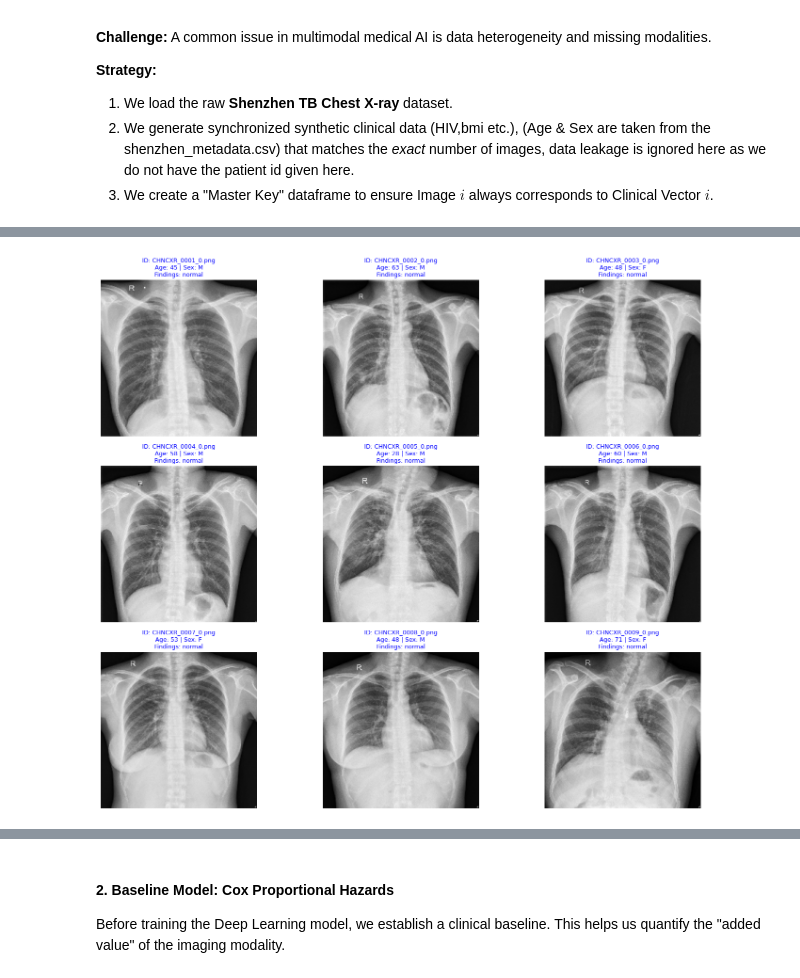
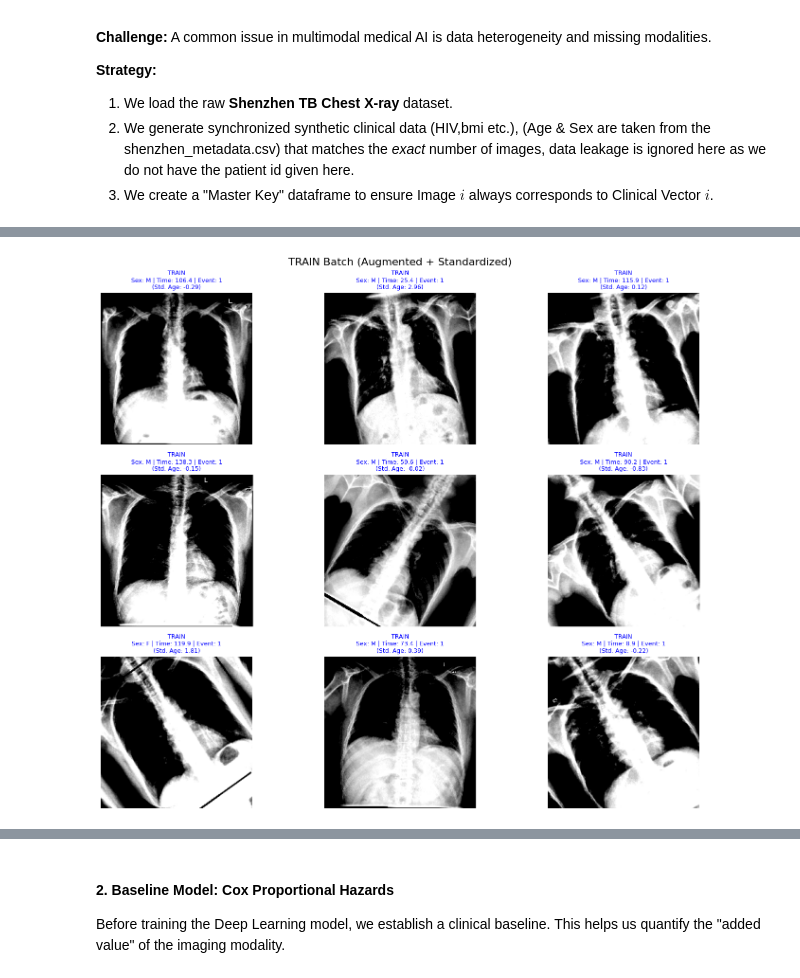
Before and after one commit to ikechukwuUE/tb-cxr-survival, a Jupyter notebook: notebooks/01_tb_cxr_survival.ipynb, the cells around one changed output, grey strips where cells are left out. Saved outputs shown, nothing was run; the diff lists cells and outputs as text; code cells hidden in the pictures.

```diff
--- a/notebooks/01_tb_cxr_survival.ipynb
+++ b/notebooks/01_tb_cxr_survival.ipynb
@@ -134,47 +139,61 @@ Total Images Found: 662
 # %%
 # ==========================================
-# CELL 5: Visualize Data
+# CELL 5: Visualizing Data Pipeline Outputs
 # ==========================================
-import matplotlib.pyplot as plt
 
-# 1. Grab the first batch of images
-# Since label_mode=None, this only returns the image tensor
-for batch_images in ds_images.take(1):
-    images = batch_images.numpy()
-    # images shape: (BATCH_SIZE, 224, 224, 3)
+def visualize_dataset(dataset, title_prefix="Train"):
+    # 1. Grab a single batch
+    (images, tabular), targets = next(iter(dataset))
 
-# 2. Grab the corresponding metadata
-# Because shuffle=False, the first batch corresponds to the first N rows of df
-batch_size_actual = len(images)
-batch_metadata = df.iloc[:batch_size_actual]
+    # Convert to numpy for plotting
+    images = images.numpy()
+    tabular = tabular.numpy()
+    targets = targets.numpy()
 
-# 3. Plot a grid
-plt.figure(figsize=(15, 12))
-for i in range(min(batch_size_actual, 9)): # Show top 9 images
-    ax = plt.subplot(3, 3, i + 1)
+    plt.figure(figsize=(15, 12))
 
-    # Display Image
-    plt.imshow(images[i])
+    # Show top 9 images
+    for i in range(min(9, len(images))):
+        ax = plt.subplot(3, 3, i + 1)
 
-    # Get Info from Dataframe
-    # We use .iloc to access the row by position
-    row = batch_metadata.iloc[i]
+        img = images[i]
 
-    # Create a descriptive title
-    # We truncate findings to 40 chars to keep it readable
-    findings_txt = str(row['findings'])
-    if len(findings_txt) > 40:
-        findings_txt = findings_txt[:37] + "..."
+        # VISUALIZATION TRICK:
+        # Standardized images have negative values (Mean=0, Std=1).
+        # We clip them to the [-3, 3] range (3 standard deviations)
+        # and normalize to [0, 1] just for human eyes to see them clearly.
+        # img_display = (img - img.min()) / (img.max() - img.min())
 
-    title_text = (
-        f"ID: {row.get('study_id', 'N/A')}\n"
-        f"Age: {row['age']} | Sex: {'M' if row['sex']==1 else 'F'}\n"
-        f"Findings: {findings_txt}"
-    )
+        plt.imshow(img)
 
-    plt.title(title_text, fontsize=9, color='blue')
-    plt.axis("off")
+        # Get metadata for Title
+        # Tabular cols order: [age, bmi, hemoglobin, albumin, sex, hiv, diabetes, ...]
+        # (Based on ALL_CLINICAL_COLS list order in data_utils.py)
+        age = tabular[i][0] # Standardized Age
+        sex = "M" if tabular[i][4] > 0.5 else "F" # Sex is index 4 (1st binary col)
 
-plt.tight_layout()
-plt.show()
+        # Target (Survival Time)
+        time = targets[i][0]
+        event = int(targets[i][1])
+
+        title_text = (
+            f"{title_prefix}\n"
+            f"Sex: {sex} | Time: {time:.1f} | Event: {event}\n"
+            f"(Std. Age: {age:.2f})"
+        )
+
+        plt.title(title_text, fontsize=9, color='blue')
+        plt.axis("off")
+
+    plt.suptitle(f"{title_prefix} Batch (Augmented + Standardized)", fontsize=16)
+    plt.tight_layout()
+    plt.show()
+
+# Visualize Training Data (Should show Rotation/Brightness changes)
+print("Visualizing Training Set (Augmentation ON)...")
+visualize_dataset(train_ds, title_prefix="TRAIN")
+
+# Visualize Validation Data (Should be 'Clean' but Standardized)
+print("\nVisualizing Validation Set (No Augmentation)...")
+visualize_dataset(val_ds, title_prefix="VAL")
 # %% [output]
@@ -181 +210 @@ plt.show()
-[figure, old version]
+[figure, new version]
```
Also changed, not shown: parts of 10 cells of this notebook, 3 other files.
